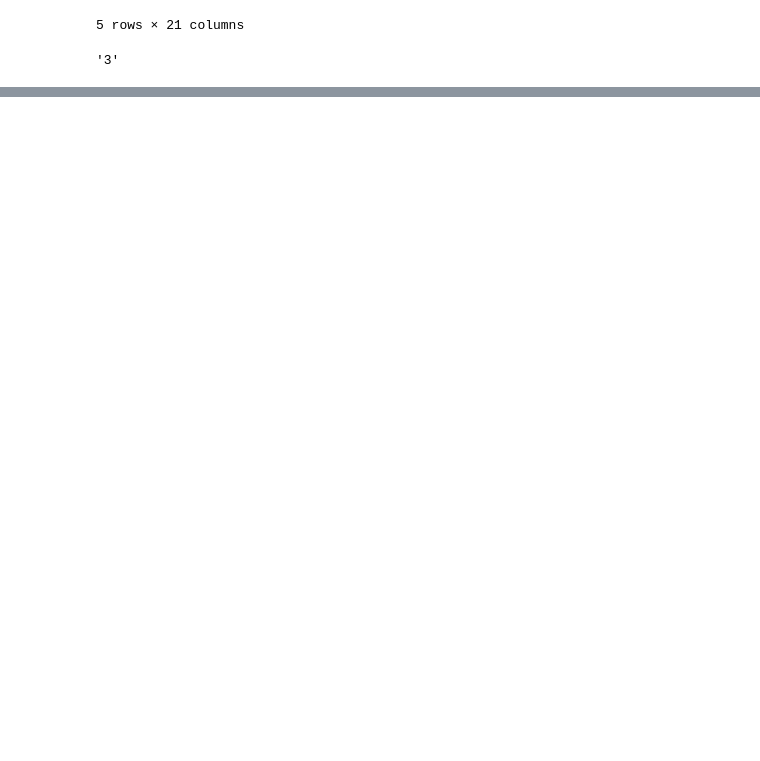
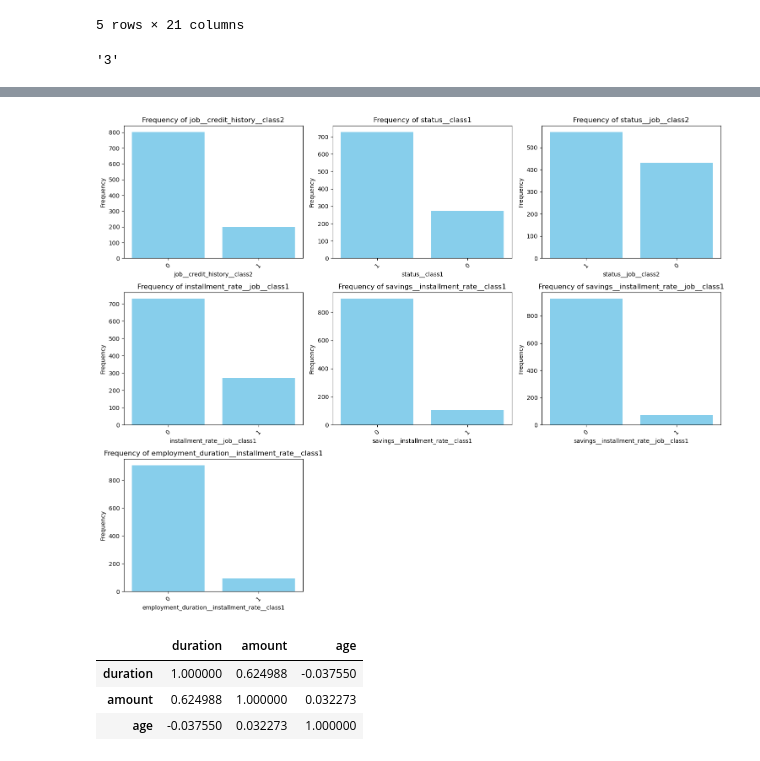
Before and after one commit to victorarmandolezama/south-german-credit, a Jupyter notebook: analyisis_.ipynb, the cells around one changed output, grey strips where cells are left out. Saved outputs shown, nothing was run; the diff lists cells and outputs as text; code cells hidden in the pictures; blank space fills up the shorter version.

```diff
--- a/analyisis_.ipynb
+++ b/analyisis_.ipynb
@@ -175,0 +169,11 @@ Name: count, dtype: int64
+# %%
+plot_frequencies(synthetic_df, synthetic_df.columns)
+# %% [output]
+[figure, added]
+# %%
+data.corr()
+# %% [output]
+|  | duration | amount | age |
+| duration | 1.000000 | 0.624988 | -0.037550 |
+| amount | 0.624988 | 1.000000 | 0.032273 |
+| age | -0.037550 | 0.032273 | 1.000000 |
```
Also changed, not shown: parts of 48 cells of this notebook.
